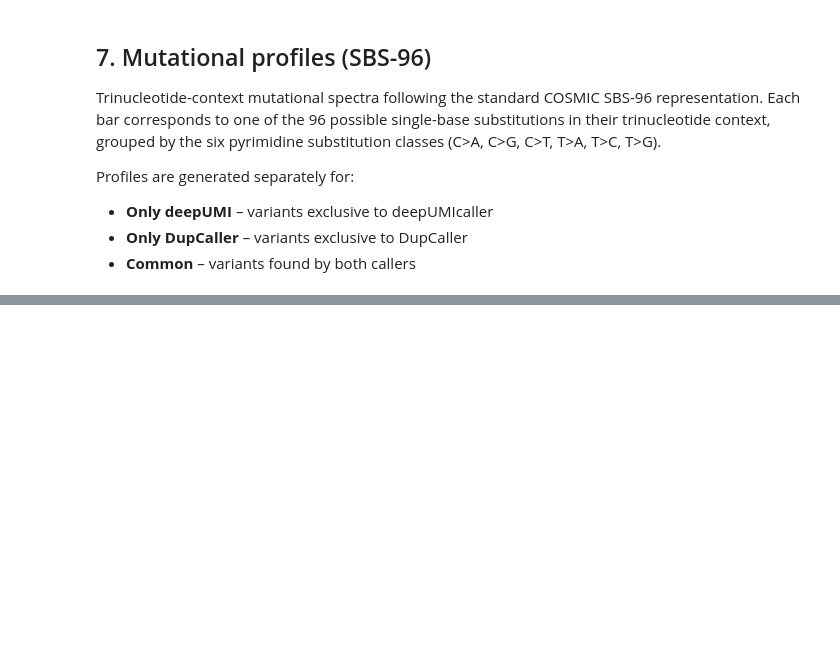
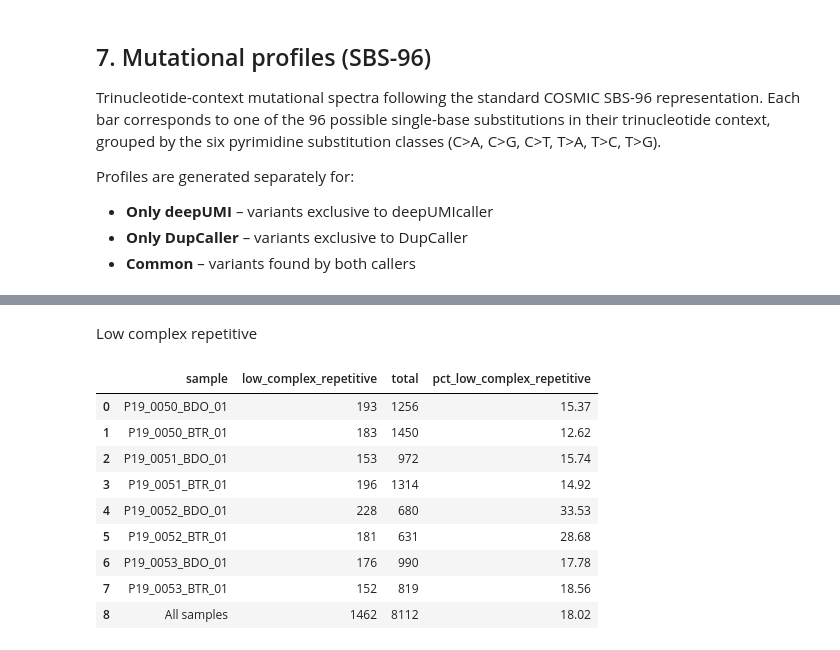
Before and after one commit to bbglab/DeepClone_protocol, a Jupyter notebook: supplementary_analysis/dupcaller/compare_mutations.ipynb, the cells around one changed output, grey strips where cells are left out. Drawn from its saved outputs; the diff is of its cells as text; code cells hidden in the pictures; blank space fills up the shorter version.

Commit message:
refactor: add checking of filtered mutations

```diff
--- a/supplementary_analysis/dupcaller/compare_mutations.ipynb
+++ b/supplementary_analysis/dupcaller/compare_mutations.ipynb
@@ -919,0 +926,43 @@ for status in ["Only DupCaller", "Only deepUMI", "Common"]:
+# %%
+def count_mutations(df: pd.DataFrame, filter: str):
+    """Count the number of mutations in the deepUMIcaller table with specific filter."""
+    has_filter = df[df[f'FILTER.{filter}'] == True]
+    no_filter = df[df[f'FILTER.{filter}'] == False]
+
+    return len(has_filter), len(no_filter), len(df)
+# %% [markdown]
+Low complex repetitive
+# %%
+rows = []
+for sample in samples:
+    sample_deepumi_df = deepumi_df[deepumi_df["SAMPLE_ID"] == sample]
+    has_filter, no_filter, total = count_mutations(sample_deepumi_df, "low_complex_repetitive")
+    rows.append({
+        "sample": sample,
+        "low_complex_repetitive": has_filter,
+        "total": total,
+        "pct_low_complex_repetitive": round(has_filter / total * 100, 2) if total > 0 else 0.0,
+    })
+
+# Add aggregated row for all samples
+has_filter_all, no_filter_all, total_all = count_mutations(deepumi_df, "low_complex_repetitive")
+rows.append({
+    "sample": "All samples",
+    "low_complex_repetitive": has_filter_all,
+    "total": total_all,
+    "pct_low_complex_repetitive": round(has_filter_all / total_all * 100, 2) if total_all > 0 else 0.0,
+})
+
+low_complex_df = pd.DataFrame(rows)
+low_complex_df
+# %% [output]
+|  | sample | low_complex_repetitive | total | pct_low_complex_repetitive |
+| 0 | P19_0050_BDO_01 | 193 | 1256 | 15.37 |
+| 1 | P19_0050_BTR_01 | 183 | 1450 | 12.62 |
+| 2 | P19_0051_BDO_01 | 153 | 972 | 15.74 |
+| 3 | P19_0051_BTR_01 | 196 | 1314 | 14.92 |
+| 4 | P19_0052_BDO_01 | 228 | 680 | 33.53 |
+| 5 | P19_0052_BTR_01 | 181 | 631 | 28.68 |
+| 6 | P19_0053_BDO_01 | 176 | 990 | 17.78 |
+| 7 | P19_0053_BTR_01 | 152 | 819 | 18.56 |
+| 8 | All samples | 1462 | 8112 | 18.02 |
```
Also changed, not shown: parts of 3 cells of this notebook.
